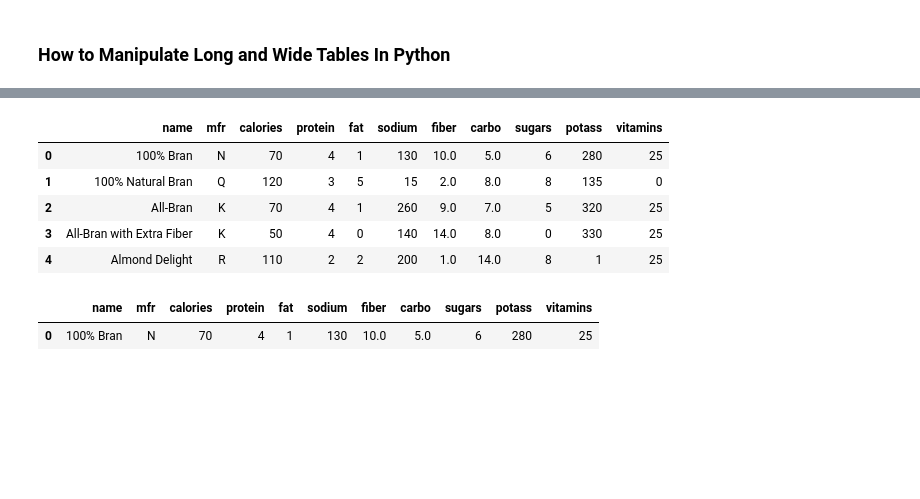
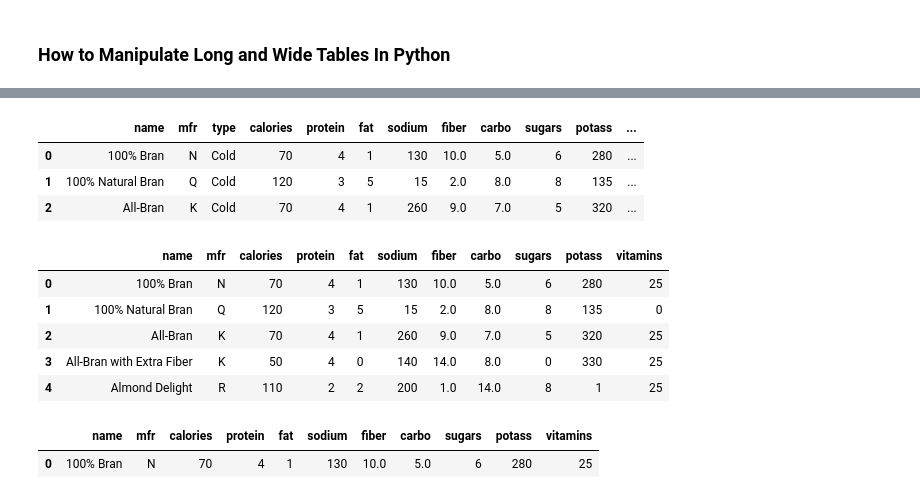
Before and after one commit to sedv8808/UBC_EL_PPDS, a Jupyter notebook: Module3class.ipynb, the cells around one changed output, grey strips where cells are left out. Drawn from its saved outputs; the diff is of its cells as text; code cells hidden in the pictures; blank space fills up the shorter version.

```diff
--- a/Module3class.ipynb
+++ b/Module3class.ipynb
@@ -54,16 +57,23 @@ What do you think we could do to make it even easier to find?
 # %%
 import pandas as pd
 
 cereal = pd.read_csv('https://raw.githubusercontent.com/UBC-MDS/programming-in-python-for-data-science/master/data/cereal.csv')
-cereal = cereal.drop(labels=['type', 'shelf', 'weight', 'cups', 'rating'], axis=1)
-cereal.head()
+cereal.head(3)
 # %% [output]
-|  | name | mfr | calories | protein | fat | sodium | fiber | carbo | sugars | potass | vitamins |
-| 0 | 100% Bran | N | 70 | 4 | 1 | 130 | 10.0 | 5.0 | 6 | 280 | 25 |
-| 1 | 100% Natural Bran | Q | 120 | 3 | 5 | 15 | 2.0 | 8.0 | 8 | 135 | 0 |
-| 2 | All-Bran | K | 70 | 4 | 1 | 260 | 9.0 | 7.0 | 5 | 320 | 25 |
-| 3 | All-Bran with Extra Fiber | K | 50 | 4 | 0 | 140 | 14.0 | 8.0 | 0 | 330 | 25 |
-| 4 | Almond Delight | R | 110 | 2 | 2 | 200 | 1.0 | 14.0 | 8 | 1 | 25 |
+|  | name | mfr | type | calories | protein | fat | sodium | fiber | carbo | sugars | potass | ... |
+| 0 | 100% Bran | N | Cold | 70 | 4 | 1 | 130 | 10.0 | 5.0 | 6 | 280 | ... |
+| 1 | 100% Natural Bran | Q | Cold | 120 | 3 | 5 | 15 | 2.0 | 8.0 | 8 | 135 | ... |
+| 2 | All-Bran | K | Cold | 70 | 4 | 1 | 260 | 9.0 | 7.0 | 5 | 320 | ... |
+# %%
+cereal = cereal.drop(labels=['type', 'shelf', 'weight', 'cups', 'rating'], axis=1)
+cereal.head()
+# %% [output]
+|  | name | mfr | calories | protein | fat | sodium | fiber | carbo | sugars | potass | vitamins |
+| 0 | 100% Bran | N | 70 | 4 | 1 | 130 | 10.0 | 5.0 | 6 | 280 | 25 |
+| 1 | 100% Natural Bran | Q | 120 | 3 | 5 | 15 | 2.0 | 8.0 | 8 | 135 | 0 |
+| 2 | All-Bran | K | 70 | 4 | 1 | 260 | 9.0 | 7.0 | 5 | 320 | 25 |
+| 3 | All-Bran with Extra Fiber | K | 50 | 4 | 0 | 140 | 14.0 | 8.0 | 0 | 330 | 25 |
+| 4 | Almond Delight | R | 110 | 2 | 2 | 200 | 1.0 | 14.0 | 8 | 1 | 25 |
 # %%
 cereal[cereal['name'] == '100% Bran']
 # %% [output]
```
Also changed, not shown: parts of 58 cells of this notebook.
